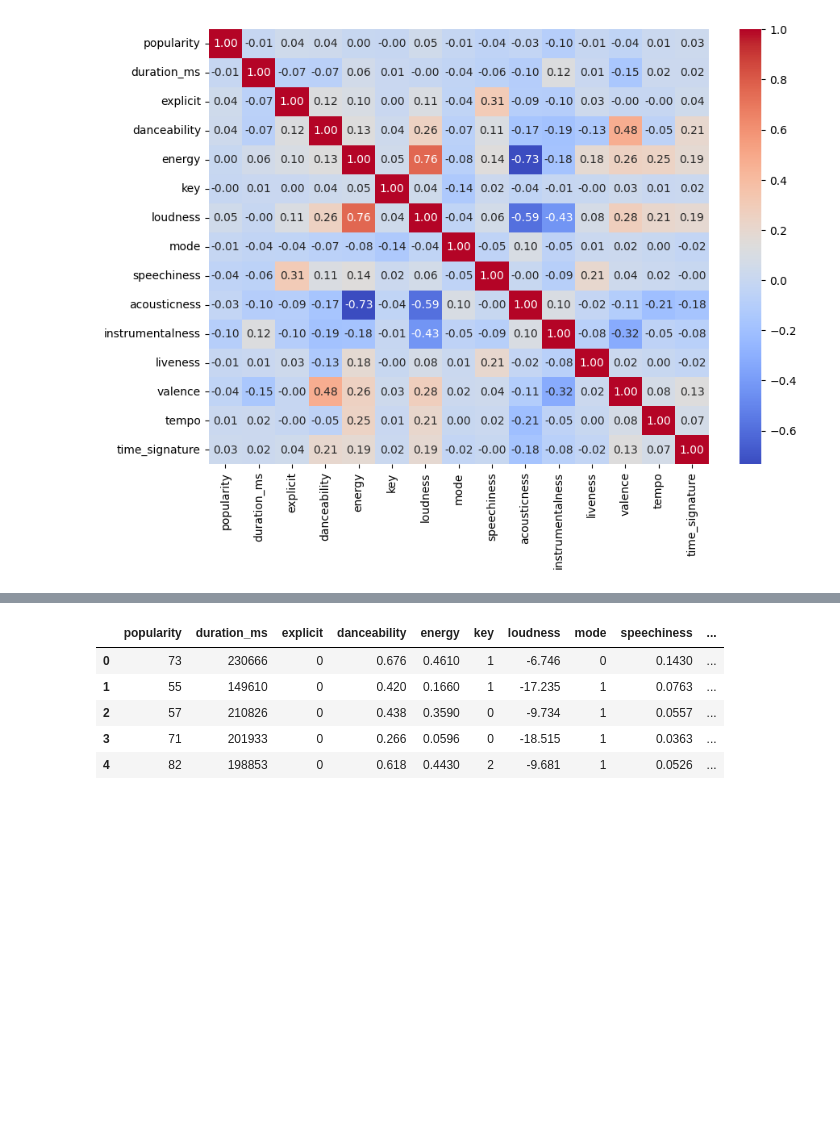
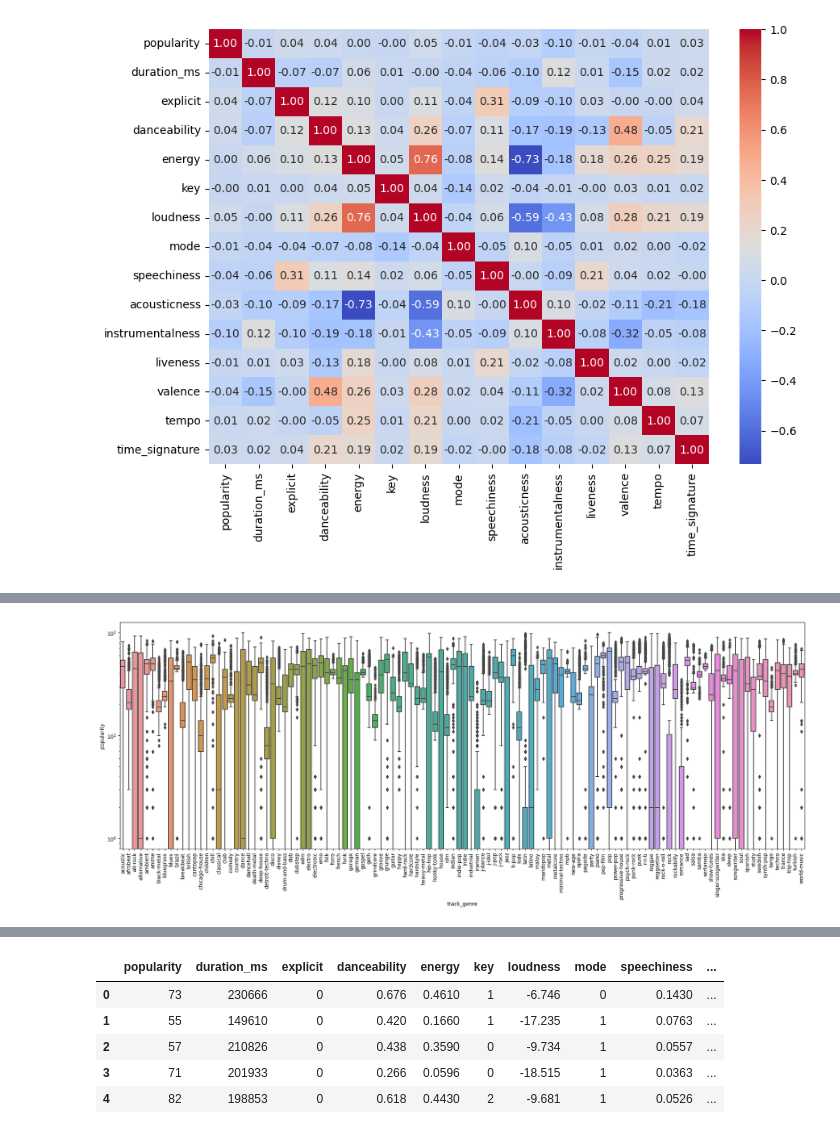
Before and after one commit to CC-KEH/Spotify-Song-Popularity-Prediction, a Jupyter notebook: notebooks/notebook_1.ipynb, the cells around one changed output, grey strips where cells are left out. Drawn from its saved outputs; the diff is of its cells as text; code cells hidden in the pictures; blank space fills up the shorter version.

```diff
--- a/notebooks/notebook_1.ipynb
+++ b/notebooks/notebook_1.ipynb
@@ -182,0 +198,8 @@ dtype: float64
+# %%
+plt.figure(figsize=(24, 8))
+plt.yscale('log')
+sns.boxplot(x='track_genre', y='popularity', data=old_dataset)
+plt.xticks(rotation=90)
+plt.show()
+# %% [output]
+[figure, added]
```
Also changed, not shown: parts of 21 cells of this notebook, 1 other file.
